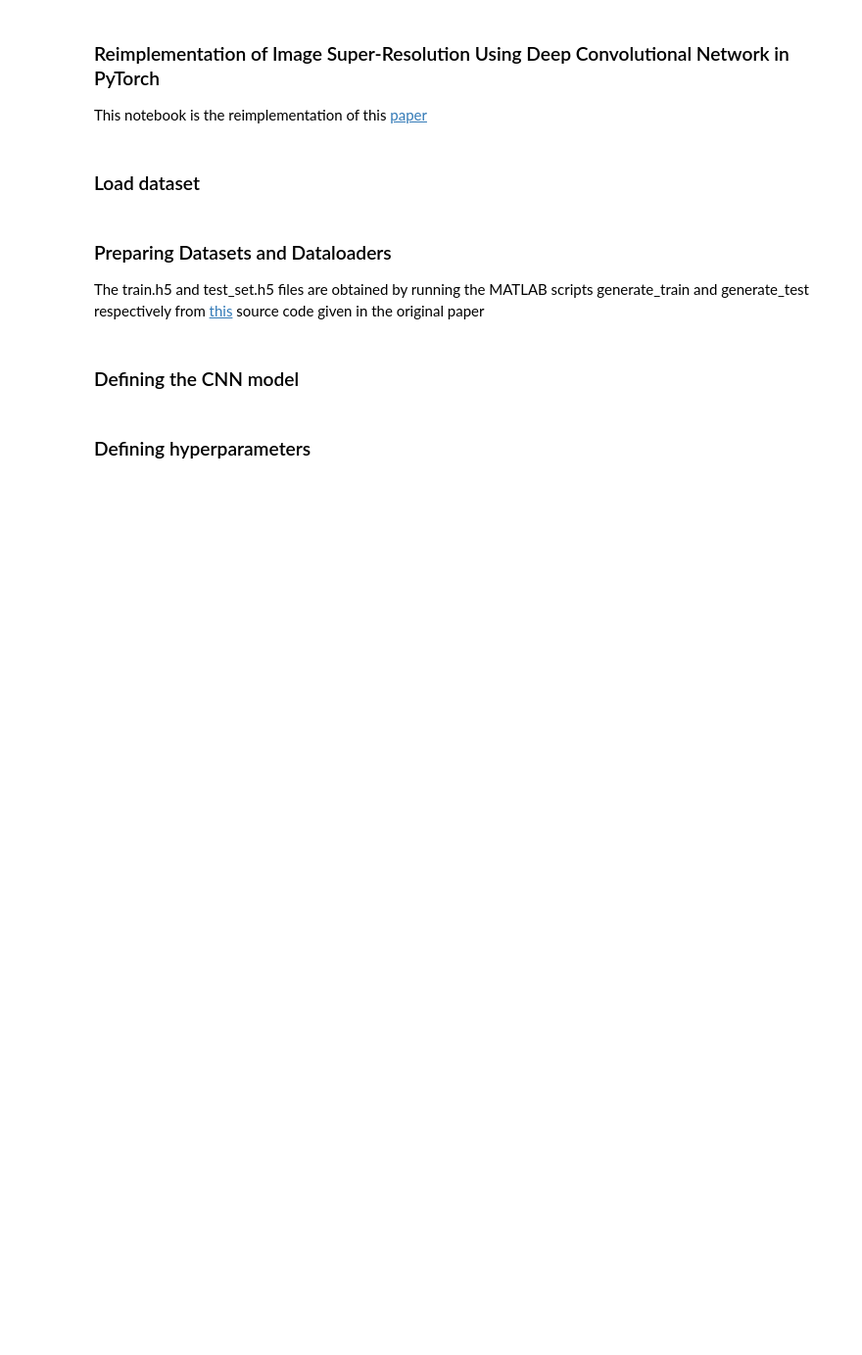
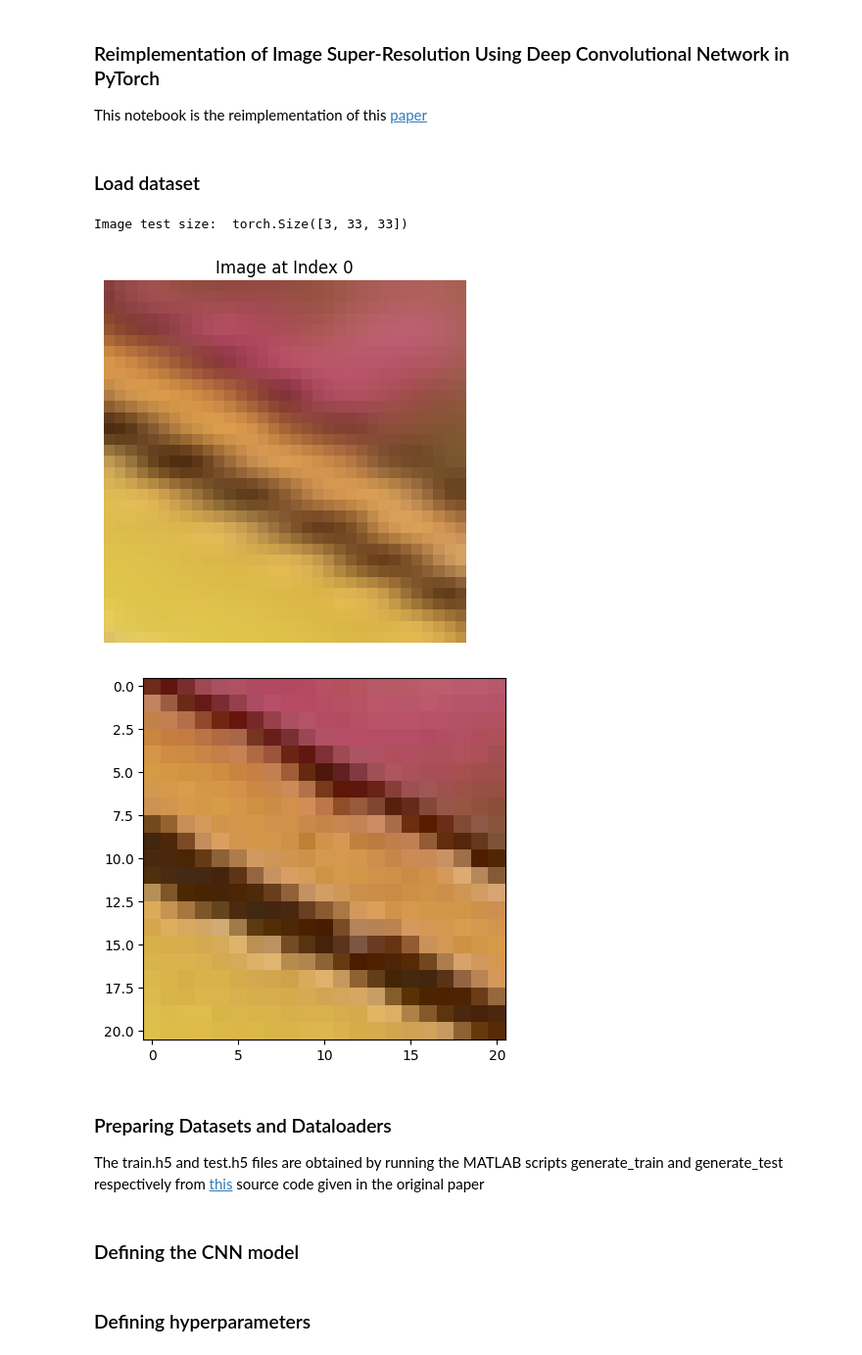
Before and after one commit to AdamAzuddin/SRCNN-PyTorch, a Jupyter notebook: train_srcnn.ipynb, the cells around one changed output. Shown at 98% size. Cells and saved outputs as stored; diff of their text form; code cells hidden in the pictures; blank space fills up the shorter version.

```diff
--- a/train_srcnn.ipynb
+++ b/train_srcnn.ipynb
@@ -32,10 +37,55 @@ class MyDataset(Dataset):
 
     def close(self):
         self.file.close()
+# %%
+# Create an instance of MyDataset
+dataset = MyDataset('train.h5')
+test_dataset = MyDataset('test.h5')
+
+# Choose the index of the data point you want to print
+index_to_print = 0
+
+# Retrieve the specified data point from the dataset
+image, label = dataset[index_to_print]
+image_test, label_test = test_dataset[index_to_print]
+
+""" # Convert the image tensor to a PIL image for visualization
+pil_image = to_pil_image(image)
+pil_label = to_pil_image(label)
+# Display the image using Matplotlib
+plt.imshow(pil_image)
+plt.title(f"Image at Index {index_to_print}")
+plt.axis('off')  # Hide axes
+plt.show()
+
+# Print information about the label
+plt.imshow(pil_label) """
+
+print("Image test size: ", image_test.size())
+# Convert the image tensor to a PIL image for visualization
+pil_image = to_pil_image(image_test)
+pil_label = to_pil_image(label_test)
+# Display the image using Matplotlib
+plt.imshow(pil_image)
+plt.title(f"Image at Index {index_to_print}")
+plt.axis('off')  # Hide axes
+plt.show()
+
+# Print information about the label
+""" print(f"Label at Index {index_to_print}: {label}") """
+plt.imshow(pil_label)
+
+
+# Close the dataset (important for releasing resources)
+dataset.close()
+# %% [output]
+Image test size:  torch.Size([3, 33, 33])
+[figure, added]
+[figure, added]
 # %% [markdown]
 ### Preparing Datasets and Dataloaders
 
-The train.h5 and test_set.h5 files are obtained by running the MATLAB scripts generate_train and generate_test respectively from [this](https://mmlab.ie.cuhk.edu.hk/projects/SRCNN/SRCNN_train.zip) source code given in the original paper
+The train.h5 and test.h5 files are obtained by running the MATLAB scripts generate_train and generate_test respectively from [this](https://mmlab.ie.cuhk.edu.hk/projects/SRCNN/SRCNN_train.zip) source code given in the original paper
 # %%
 # Define dataset and dataloader
 dataset = MyDataset('train.h5')
```
Also changed, not shown: parts of 10 cells of this notebook, 5 other files.
